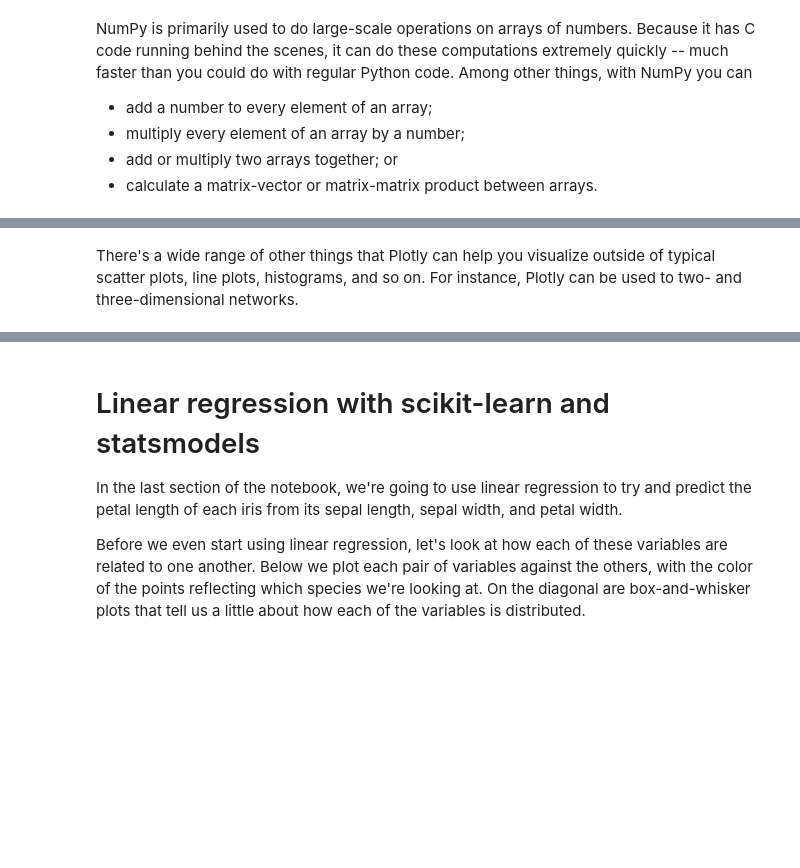
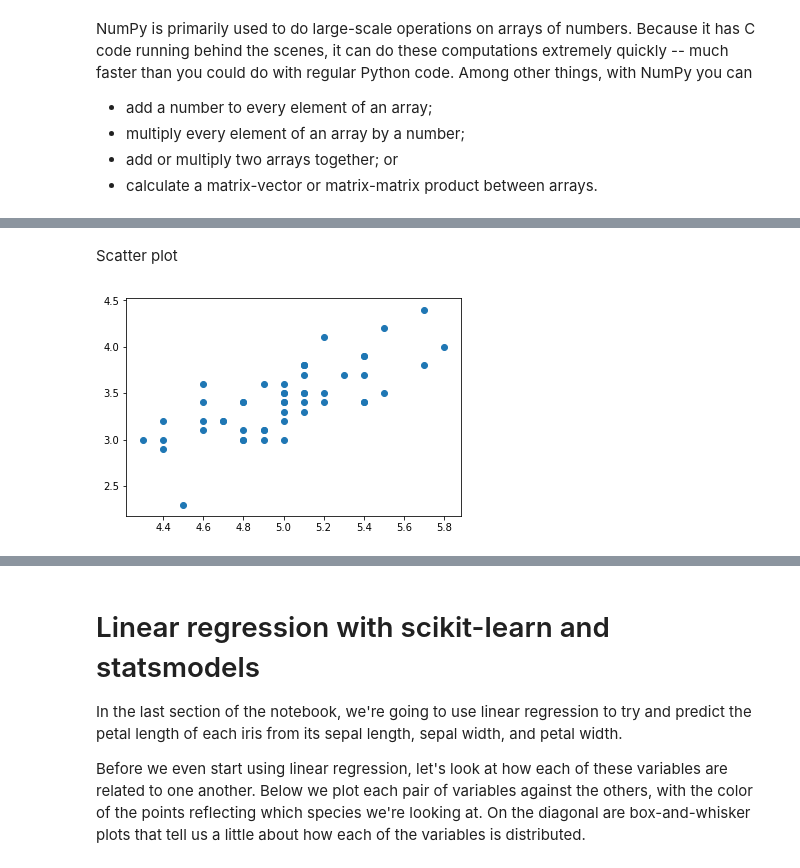
Before and after one commit to kernelmethod/Python-Data-Science-Workshop, a Jupyter notebook: 1. Introduction to Data Science in Python.ipynb, the cells around one changed output, grey strips where cells are left out. Saved outputs shown, nothing was run; the diff lists cells and outputs as text; code cells hidden in the pictures; blank space fills up the shorter version.

```diff
--- a/1. Introduction to Data Science in Python.ipynb
+++ b/1. Introduction to Data Science in Python.ipynb
@@ -497,2 +317,0 @@ py.iplot(fig)
-# %% [markdown]
-There's a wide range of other things that Plotly can help you visualize outside of typical scatter plots, line plots, histograms, and so on. For instance, Plotly can be used to two- and three-dimensional networks.
@@ -625,0 +320,10 @@ py.iplot(fig)
+# %% [markdown]
+Scatter plot
+# %%
+setosa = iris.query('species == "setosa"')
+x = setosa['sepal_length']
+y = setosa['sepal_width']
+plt.scatter(x,y)
+plt.show()
+# %% [output]
+[figure, added]
```
Also changed, not shown: parts of 22 cells of this notebook, 3 other files.
